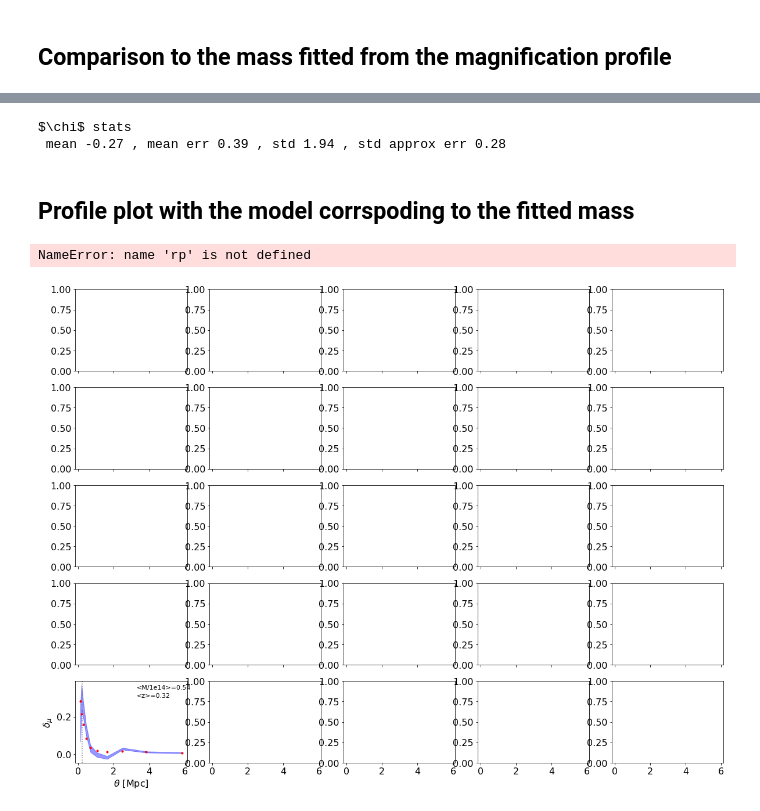
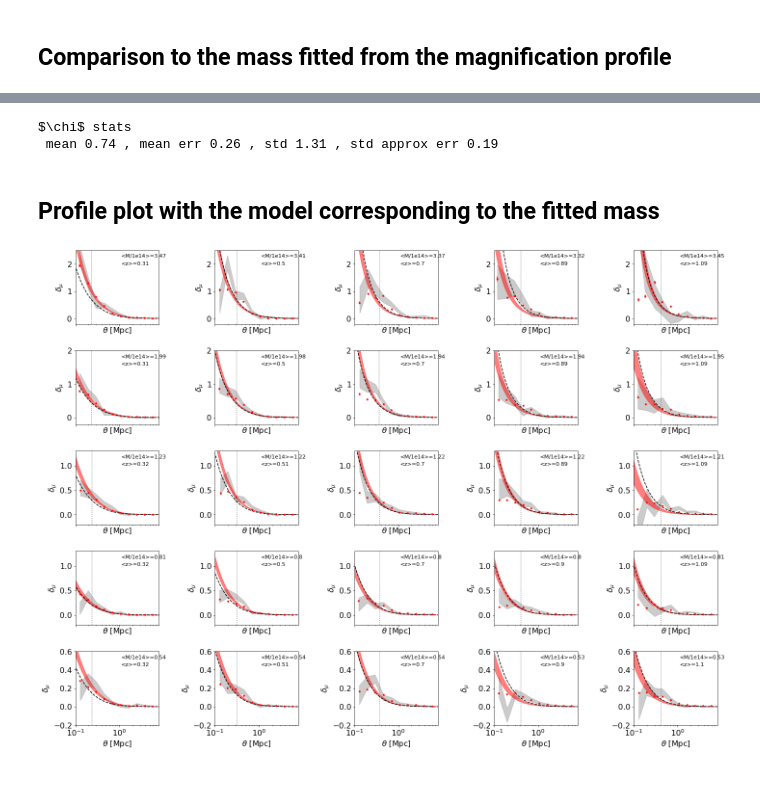
Before and after one commit to LSSTDESC/cluster_magnification, a Jupyter notebook: example_notebooks/measurements/cosmoDC2_comparison_profiles_in_Mpc.ipynb, the cells around one changed output, grey strips where cells are left out. Drawn from its saved outputs; the diff is of its cells as text; code cells hidden in the pictures; blank space fills up the shorter version.

```diff
--- a/example_notebooks/measurements/cosmoDC2_comparison_profiles_in_Mpc.ipynb
+++ b/example_notebooks/measurements/cosmoDC2_comparison_profiles_in_Mpc.ipynb
@@ -47,8 +47,8 @@ key = 'LBGp'
 # %% [markdown]
 ## **Profiles measured with TreeCorr**
 # %%
-quant = np.load(path_file + "output_data/binned_correleation_fct_Mpc_"+key+".npy", allow_pickle=True)
-quant_NK = np.load(path_file + "output_data/binned_correleation_fct_NK_Mpc_"+key+".npy", allow_pickle=True)
+quant = np.load(path_file + "output_data/binned_correlation_fct_Mpc_"+key+".npy", allow_pickle=True)
+quant_NK = np.load(path_file + "output_data/binned_correlation_fct_NK_Mpc_"+key+".npy", allow_pickle=True)
 # %% [markdown]
 ## **Measuring profiles with astropy and CLMM**
 # %% [markdown]
@@ -56,7 +56,7 @@ quant_NK = np.load(path_file + "output_data/binned_correleation_fct_NK_Mpc_"+key
 # %%
 gal_cat_raw =  pd.read_hdf(path_file+'input_data/cat_'+key+'.h5', key=key)
 dat = np.load(path_file+"input_data/source_sample_properties.npy", allow_pickle=True)
-mag_cut, alpha_cut, mag_null, gal_dens, zmean = dat[np.where(dat[:,0]==key)][0][1:]
+mag_cut, alpha_cut, alpha_cut_err, mag_null, gal_dens, zmean = dat[np.where(dat[:,0]==key)][0][1:]
 
 print (alpha_cut)
 mag_cut
@@ -327,29 +319,6 @@ mass_eval_mag, mass_min_mag, mass_max_mag = np.load(path_file + "output_data/fit
 fig, ax = plt.subplots(1, 3, figsize=(18,4))# sharex=True )#,sharey=True)
 
 colors = ["blue", "green" , "orange", "red", "purple"]
-
-#ax[0].errorbar(mass_cl[0,:]*0.96, mass_eval[0,:],\
-#             yerr = (mass_eval[0,:] - mass_min[0,:], mass_max[0,:] - mass_eval[0,:]),fmt='.', color = colors[0], mfc='none', label ="z="+str(round(z_cl[0,0],2)))
-#ax[0].errorbar(mass_cl[1,:]*0.98, mass_eval[1,:],\
-#             yerr = (mass_eval[1,:] - mass_min[1,:], mass_max[1,:] - mass_eval[1,:]),fmt='.', color = colors[1], mfc='none', label ="z="+str(round(z_cl[1,0],2)))
-#ax[0].errorbar(mass_cl[2,:]*1.00, mass_eval[2,:],\
-#             yerr = (mass_eval[2,:] - mass_min[2,:], mass_max[2,:] - mass_eval[2,:]),fmt='.', color = colors[2], mfc='none', label ="z="+str(round(z_cl[2,0],2)))
-#ax[0].errorbar(mass_cl[3,:]*1.02, mass_eval[3,:],\
-#             yerr = (mass_eval[3,:] - mass_min[3,:], mass_max[3,:] - mass_eval[3,:]),fmt='.', color = colors[3], mfc='none', label ="z="+str(round(z_cl[3,0],2)))
-#ax[0].errorbar(mass_cl[4,:]*1.04, mass_eval[4,:],\
-#             yerr = (mass_eval[4,:] - mass_min[4,:], mass_max[4,:] - mass_eval[4,:]),fmt='.', color = colors[4], mfc='none', label ="z="+str(round(z_cl[4,0],2)))
-
-
-#ax[0].errorbar(mass_cl[0,:]*0.96, mass_eval_mag[0,:],\
-#             yerr = (mass_eval_mag[0,:] - mass_min_mag[0,:], mass_max_mag[0,:] - mass_eval_mag[0,:]),fmt='s',  mfc='none',color = colors[0])
-#ax[0].errorbar(mass_cl[1,:]*0.98, mass_eval_mag[1,:],\
-#             yerr = (mass_eval_mag[1,:] - mass_min_mag[1,:], mass_max_mag[1,:] - mass_eval_mag[1,:]),fmt='s',  mfc='none',color = colors[1])
-#ax[0].errorbar(mass_cl[2,:]*1.00, mass_eval_mag[2,:],
-#             yerr = (mass_eval_mag[2,:] - mass_min_mag[2,:], mass_max_mag[2,:] - mass_eval_mag[2,:]),fmt='s',  mfc='none',color = colors[2])
-#ax[0].errorbar(mass_cl[3,:]*1.02, mass_eval_mag[3,:],\
-#             yerr = (mass_eval_mag[3,:] - mass_min_mag[3,:], mass_max_mag[3,:] - mass_eval_mag[3,:]),fmt='s',  mfc='none',color = colors[3])
-#ax[0].errorbar(mass_cl[4,:]*1.04, mass_eval_mag[4,:],\
-#             yerr = (mass_eval_mag[4,:] - mass_min_mag[4,:], mass_max_mag[4,:] - mass_eval_mag[4,:]),fmt='s',  mfc='none',color = colors[4])
 
 ax[0].errorbar(mass_eval_mag[0,:], mass_eval[0,:],xerr = (mass_eval_mag[0,:] - mass_min_mag[0,:], mass_max_mag[0,:] - mass_eval_mag[0,:]),\
              yerr = (mass_eval[0,:] - mass_min[0,:], mass_max[0,:] - mass_eval[0,:]),\
@@ -393,7 +362,7 @@ ax[1].errorbar(mass_cl[4,:]*1.04, ratio[4], yerr = ratio_err[4],fmt = 'o', color
 ax[1].axhline(1, color='black')
 
 ax[1].set_xlabel("$M_{FoF}$ true [$M_{\odot}$]")
-ax[1].set_ylabel("$\\frac{M_{200,m}~eval~from~\mu}{M_{200,m}~eval~from~\delta_{\mu}}$")
+ax[1].set_ylabel("$\\frac{M_{200,m}~eval~from~\delta_{\mu}}{M_{200,m}~eval~from~\mu}$")
 
 ax[1].set_xlim(4e13, 5e14)
 ax[1].set_xscale('log')
@@ -408,11 +377,5 @@ ax[2].axhline(1, color='black')
 ax[2].set_ylabel("$\\frac{M_{200,m}~eval~from~\mu}{M_{200,m}~eval~from~\delta_{\mu}}$")
 ax[2].set_xlabel('z')
 
-#ax[2].plot(mass_cl[0,:]*0.96, diff[0]/diff_err[0],'o', color = colors[0])
-#ax[2].plot(mass_cl[1,:]*0.98, diff[1]/diff_err[1],'o', color = colors[1])
-#ax[2].plot(mass_cl[2,:]*1.00, diff[2]/diff_err[2],'o', color = colors[2])
-#ax[2].plot(mass_cl[3,:]*1.02, diff[3]/diff_err[3],'o', color = colors[3])
-#ax[2].plot(mass_cl[4,:]*1.04, diff[4]/diff_err[4],'o', color = colors[4])
-
 plt.tight_layout()
 # %% [output]
@@ -445,9 +406,9 @@ print("$\chi$ stats \n", \
       ", std approx err", np.round(np.std((diff/diff_err).flatten())/np.sqrt(2*(25-1)),2))
 # %% [output]
 $\chi$ stats
- mean -0.27 , mean err 0.39 , std 1.94 , std approx err 0.28
+ mean 0.74 , mean err 0.26 , std 1.31 , std approx err 0.19
 # %% [markdown]
-## Profile plot with the model corrspoding to the fitted mass
+## Profile plot with the model corresponding to the fitted mass
 # %%
 model_for_fitted_mass = np.zeros(z_cl.shape,dtype=object)
 model_for_fitted_mass_min = np.zeros(z_cl.shape,dtype=object)
@@ -469,38 +430,37 @@ for i,h in zip([0,1,2,3,4],range(5)):
         ax = axes[5-1-k,h]
 
         ax.fill_between(quant[i,j][0], y1= quant[i,j][1] -  np.sqrt(np.diag(quant[i,j][2])),\
-                 y2 =  quant[i,j][1] + np.sqrt(np.diag(quant[i,j][2])),color = 'blue', alpha=0.4)
+                 y2 =  quant[i,j][1] + np.sqrt(np.diag(quant[i,j][2])),color = 'grey', alpha=0.4)
 
 
         expected_mu_bias = mu_bias(quant_NK[i,j][1] - corr, alpha_cut) - 1.
         expected_mu_bias_err =  expected_mu_bias * (alpha_cut -1 ) * np.sqrt(np.diag(quant_NK[i,j][2])) /(quant_NK[i,j][1])
 
         ax.errorbar(quant_NK[i,j][0], expected_mu_bias, yerr = expected_mu_bias_err,  fmt='r.', label = 'predicted from meas. $\mu$')
 
         ax.axvline(cosmo.kpc_proper_per_arcmin(z_cl[i,j]).to(u.Mpc/u.arcmin).value*healpy.nside2resol(4096, arcmin = True), linestyle="dotted", color='grey', label ='healpix resol.')
 
         ax.text(0.55, 0.80, "<z>="+str(round(z_cl[i,j],2)), transform=ax.transAxes, fontsize='x-small')
         ax.text(0.55, 0.90, "<M/1e14>="+str(round(mass_cl[i,j]/1e14,2)), transform=ax.transAxes, fontsize='x-small');
 
         ax.set_xlabel('$\\theta$ [Mpc]')
         ax.set_ylabel('$\delta_{\mu}$')
 
-        ax.plot(rp, model_mbias[:,i,j],'k--')
+        ax.plot(rp_Mpc, model_mbias[:,i,j],'k--')
 
         ax.fill_between(rp_Mpc, y1 = model_for_fitted_mass_min[i,j], y2 = model_for_fitted_mass_max[i,j],color='red', alpha=0.5)
 
 plt.tight_layout()
 
 
 axes[0,0].set_xscale('log')
 axes[0,0].set_xlim(0.1,8)
 
 for i in range(axes.shape[0]):
     axes[4,i].set_ylim(-0.2,0.6)
     axes[3,i].set_ylim(-0.2,1.3)
     axes[2,i].set_ylim(-0.2,1.3)
     axes[1,i].set_ylim(-0.2,2.0)
     axes[0,i].set_ylim(-0.2,2.5)
 # %% [output]
-NameError: name 'rp' is not defined
-[figure, old version]
+[figure, new version]
```
Also changed, not shown: parts of 7 cells of this notebook, 9 other files.
